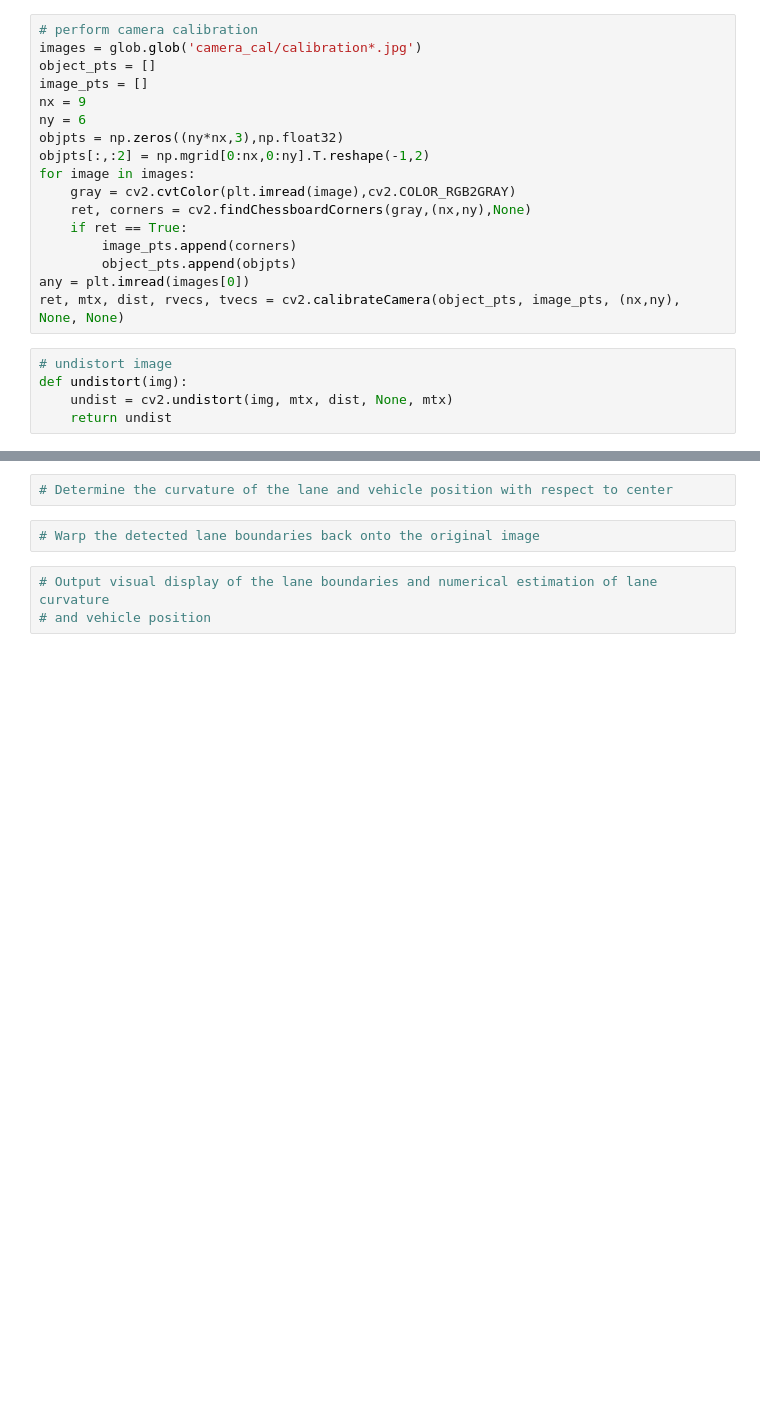
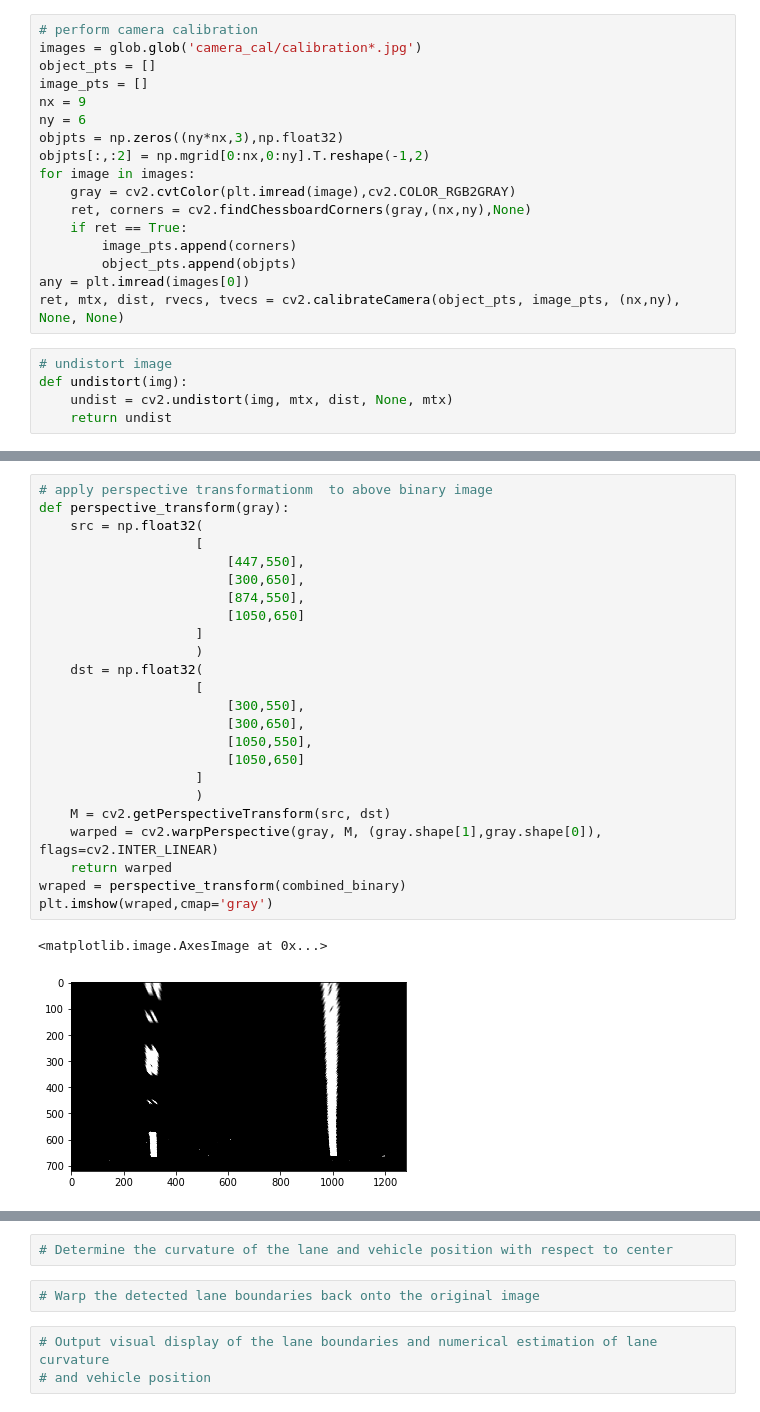
Before and after one commit to vengalraoguttha/CarND-Advanced-Lane-Lines, a Jupyter notebook: Advanced Lane Finding.ipynb, the cells around one changed output, grey strips where cells are left out. Drawn from its saved outputs; the diff is of its cells as text; blank space fills up the shorter version.

Commit message:
distortion removal, tuning of parameters,perspective transform, lane pixels finding

```diff
--- a/Advanced Lane Finding.ipynb
+++ b/Advanced Lane Finding.ipynb
@@ -37,0 +116,27 @@ def undistort(img):
+# %%
+# apply perspective transformationm  to above binary image
+def perspective_transform(gray):
+    src = np.float32(
+                    [
+                        [447,550],
+                        [300,650],
+                        [874,550],
+                        [1050,650]
+                    ]
+                    )
+    dst = np.float32(
+                    [
+                        [300,550],
+                        [300,650],
+                        [1050,550],
+                        [1050,650]
+                    ]
+                    )
+    M = cv2.getPerspectiveTransform(src, dst)
+    warped = cv2.warpPerspective(gray, M, (gray.shape[1],gray.shape[0]), flags=cv2.INTER_LINEAR)
+    return warped
+wraped = perspective_transform(combined_binary)
+plt.imshow(wraped,cmap='gray')
+# %% [output]
+<matplotlib.image.AxesImage at 0x...>
+[figure, added]
```
Also changed, not shown: parts of 8 cells of this notebook.
